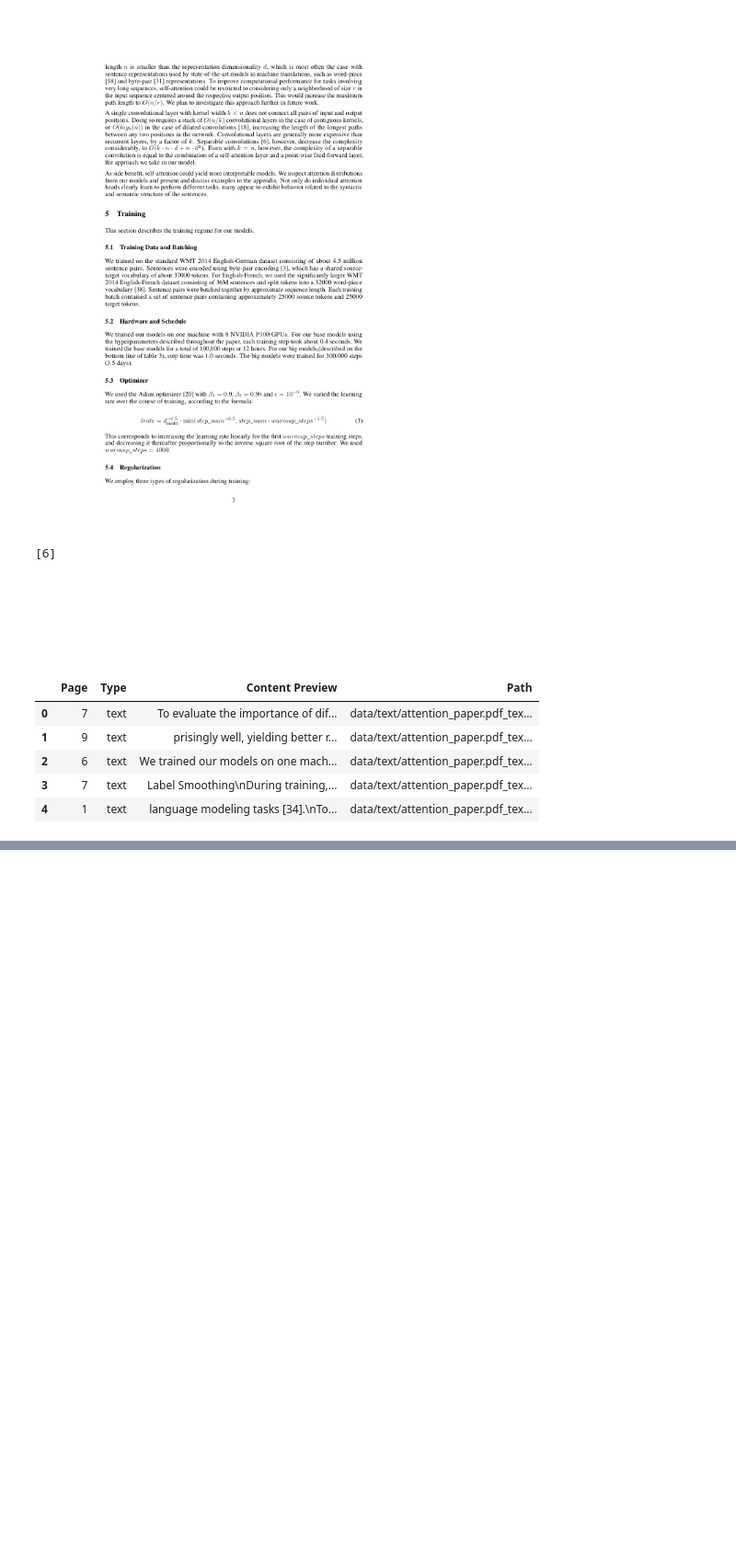
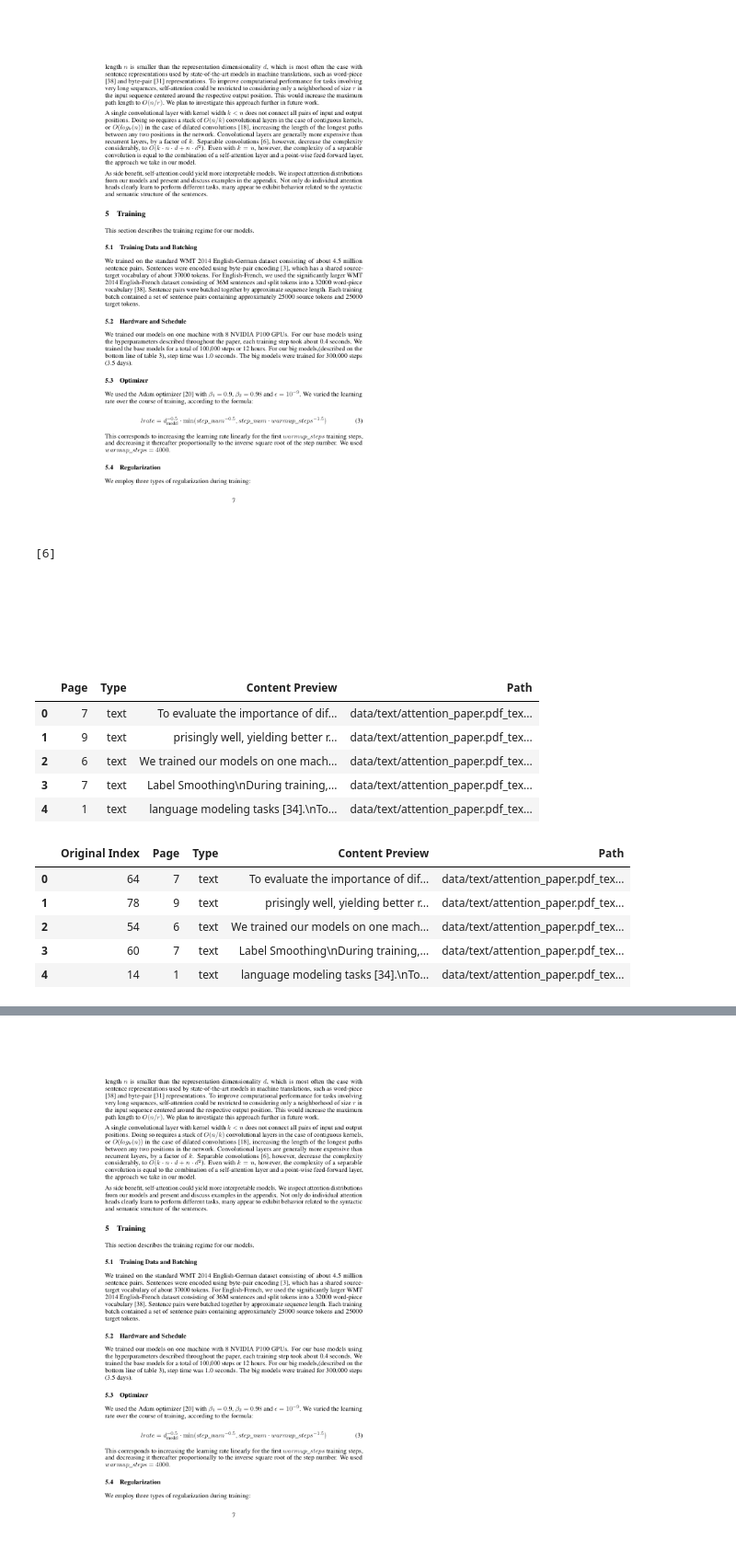
Before and after one commit to richa0709-coder/fcc-ai-engineering-aws, a Jupyter notebook: 03-multimodal-rag/01_Multi_modal_RAG_Amazon_Bedrock_Nova.ipynb, the cells around one changed output, grey strips where cells are left out. Shown: that part at 92% size. Saved outputs shown, nothing was run; the diff lists cells and outputs as text; code cells hidden in the pictures; blank space fills up the shorter version.

```diff
--- a/03-multimodal-rag/01_Multi_modal_RAG_Amazon_Bedrock_Nova.ipynb
+++ b/03-multimodal-rag/01_Multi_modal_RAG_Amazon_Bedrock_Nova.ipynb
@@ -473,7 +473,7 @@ def invoke_nova_multimodal(prompt, matched_items):
                                     Do not add any information that is not directly supported by the retrieved documents.
                                     When answering, cite the page numbers from the provided context where you found the information.
                                     Format citations like this: [Page X].
-                                    And also print the retrieved query which was used to prepare the response like this: [Match:Y]"""} # Added instruction to cite page numbers
+                                    And also print the path of the retrieved output which was used to prepare the response like this: [Path:Y]"""} # Added instruction to cite page numbers
                 ]
 
     # Define one or more messages using the "user" and "assistant" roles.
@@ -482,7 +482,7 @@ def invoke_nova_multimodal(prompt, matched_items):
     for item in matched_items:
         if item['type'] == 'text' or item['type'] == 'table':
             # Include page number in the context provided to the model
-            message_content.append({"text": f"--- Content from Page {item['page']} ---\n{item['text']}"})
+            message_content.append({"text": f"--- Content from Page {item['page']} and Path {item['path']} ---\n{item['text']}"})
         else:
             message_content.append({"image": {
                                                 "format": "png",
@@ -656,7 +660,7 @@ def displayAsTable(matched_items):
 # %%
 from IPython.display import display # Ensure display is imported here
 
-query = other_queries[0] # Replace with any query from the list above
+query = other_queries[1] # Replace with any query from the list above
 
 # Generate embeddings for the query
 query_embedding = generate_multimodal_embeddings(prompt=query,output_embedding_length=embedding_vector_dimension)
@@ -865,3 +862,72 @@ print("--- End of Table Items ---")
 | 2 | 6 | text | We trained our models on one mach... | data/text/attention_paper.pdf_tex... |
 | 3 | 7 | text | Label Smoothing\nDuring training,... | data/text/attention_paper.pdf_tex... |
 | 4 | 1 | text | language modeling tasks [34].\nTo... | data/text/attention_paper.pdf_tex... |
+# %%
+import pandas as pd
+
+from IPython.display import display # Ensure display is imported here
+
+query = other_queries[1] # Replace with any query from the list above
+
+# Generate embeddings for the query
+query_embedding = generate_multimodal_embeddings(prompt=query,output_embedding_length=embedding_vector_dimension)
+
+# Search for the nearest neighbors in the vector database
+distances, result = index.search(np.array(query_embedding, dtype=np.float32).reshape(1,-1), k=5)
+
+# Define the displayAsTable function again or ensure it's available
+def displayAsTable(matched_items):
+    table_data = []
+    for item in matched_items:
+        item_info = {
+            "Original Index": item['original_index'],
+            "Page": item['page'],
+            "Type": item['type'],
+            "Content Preview": item['text'][:100] + "..." if item['type'] in ['text', 'table'] and isinstance(item['text'], str) and len(item['text']) > 100 else item['text'] if item['type'] in ['text', 'table'] else "N/A",
+            "Path": item['path'] if 'path' in item else "N/A"
+        }
+        table_data.append(item_info)
+    return table_data
+
+# Retrieve the matched items
+matched_items = []
+for original_index in result.flatten():
+    item = items[original_index]
+    matched_items.append({
+        "original_index": original_index,
+        **{k: v for k, v in item.items() if k != 'embedding'}
+    })
+
+#display matched_items
+matched_items_df = pd.DataFrame(displayAsTable(matched_items))
+
+# Display the DataFrame
+display(matched_items_df)
+
+# Generate RAG response with Amazon Nova
+response = invoke_nova_multimodal(query, matched_items)
+
+# Display the response
+#display.Markdown(response)
+
+print("Response\n", response)
+#display.Markdown(response)
+
+# Example: Simple parsing for [Page X] format
+pages_cited = []
+import re
+page_matches = re.findall(r'\[Page (\d+)\]', response)
+pages_cited.extend(page_matches)
+
+# You can add more sophisticated parsing if the model's citation format is different
+
+print(f"Pages cited in response: {list(set(pages_cited))}") # Print unique pages
+
+retrieve_page_images(pages_cited)
+# %% [output]
+|  | Original Index | Page | Type | Content Preview | Path |
+| 0 | 64 | 7 | text | To evaluate the importance of dif... | data/text/attention_paper.pdf_tex... |
+| 1 | 78 | 9 | text | prisingly well, yielding better r... | data/text/attention_paper.pdf_tex... |
+| 2 | 54 | 6 | text | We trained our models on one mach... | data/text/attention_paper.pdf_tex... |
+| 3 | 60 | 7 | text | Label Smoothing\nDuring training,... | data/text/attention_paper.pdf_tex... |
+| 4 | 14 | 1 | text | language modeling tasks [34].\nTo... | data/text/attention_paper.pdf_tex... |
@@ -867,0 +941 @@ print("--- End of Table Items ---")
+[figure, added]
```
Also changed, not shown: parts of 3 cells of this notebook.
